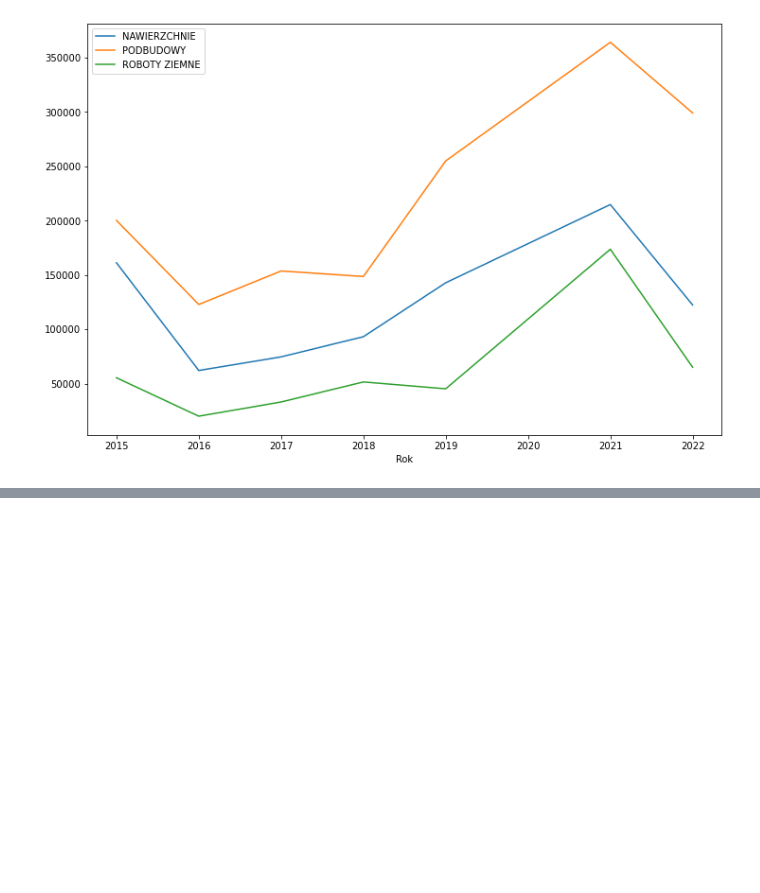
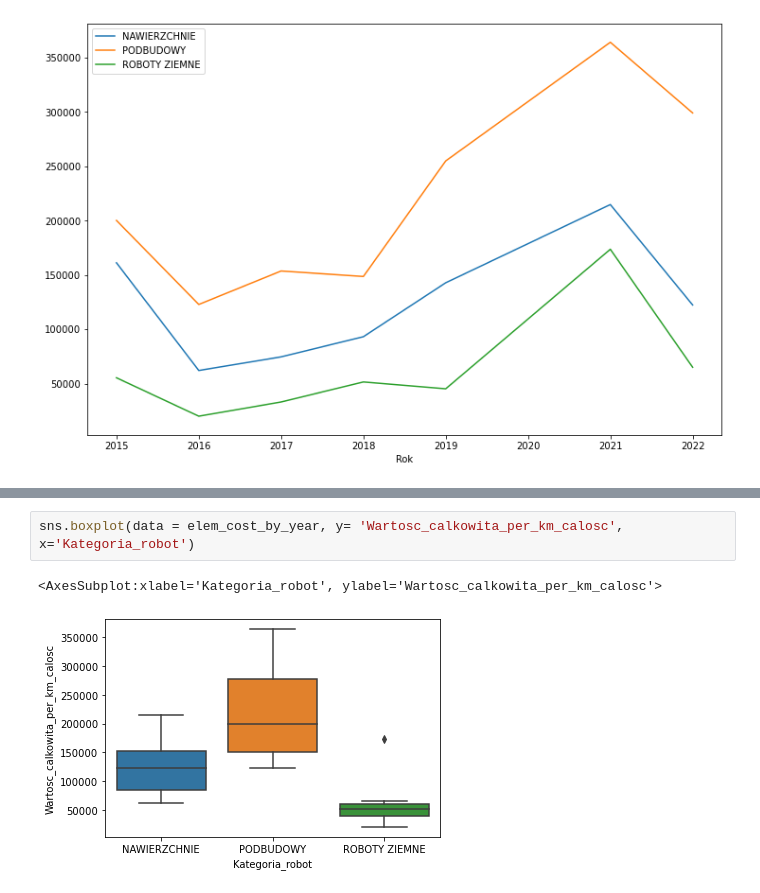
Before and after one commit to eughrat/Road_price_analize, a Jupyter notebook: Road_analysis_part_II.ipynb, the cells around one changed output, grey strips where cells are left out. Drawn from its saved outputs; the diff is of its cells as text; blank space fills up the shorter version.

```diff
--- a/Road_analysis_part_II.ipynb
+++ b/Road_analysis_part_II.ipynb
@@ -348,0 +345,5 @@ sns.lmplot(x='Rok',y='Wartosc_calkowita_per_km_calosc',hue='Kategoria_robot',dat
+# %%
+sns.boxplot(data = elem_cost_by_year, y= 'Wartosc_calkowita_per_km_calosc', x='Kategoria_robot')
+# %% [output]
+<AxesSubplot:xlabel='Kategoria_robot', ylabel='Wartosc_calkowita_per_km_calosc'>
+[figure, added]
```
Also changed, not shown: parts of 25 cells of this notebook, 2 other files.
